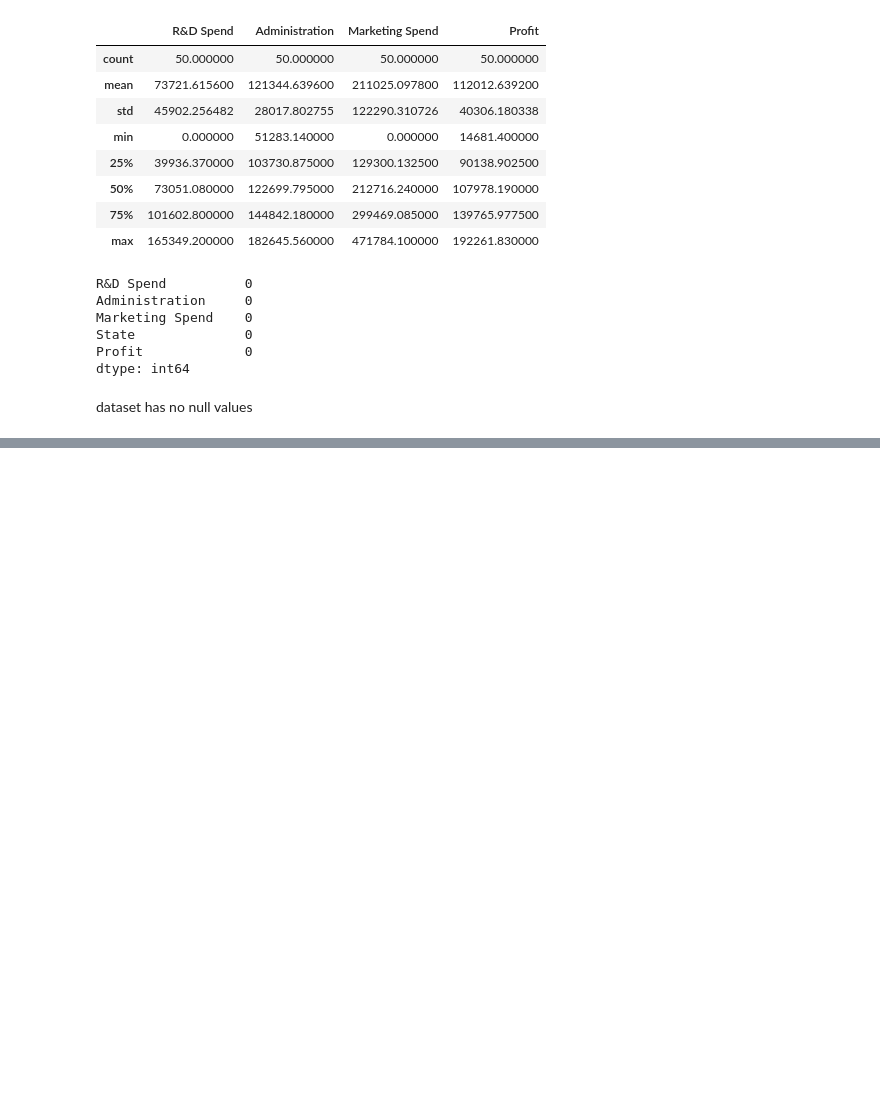
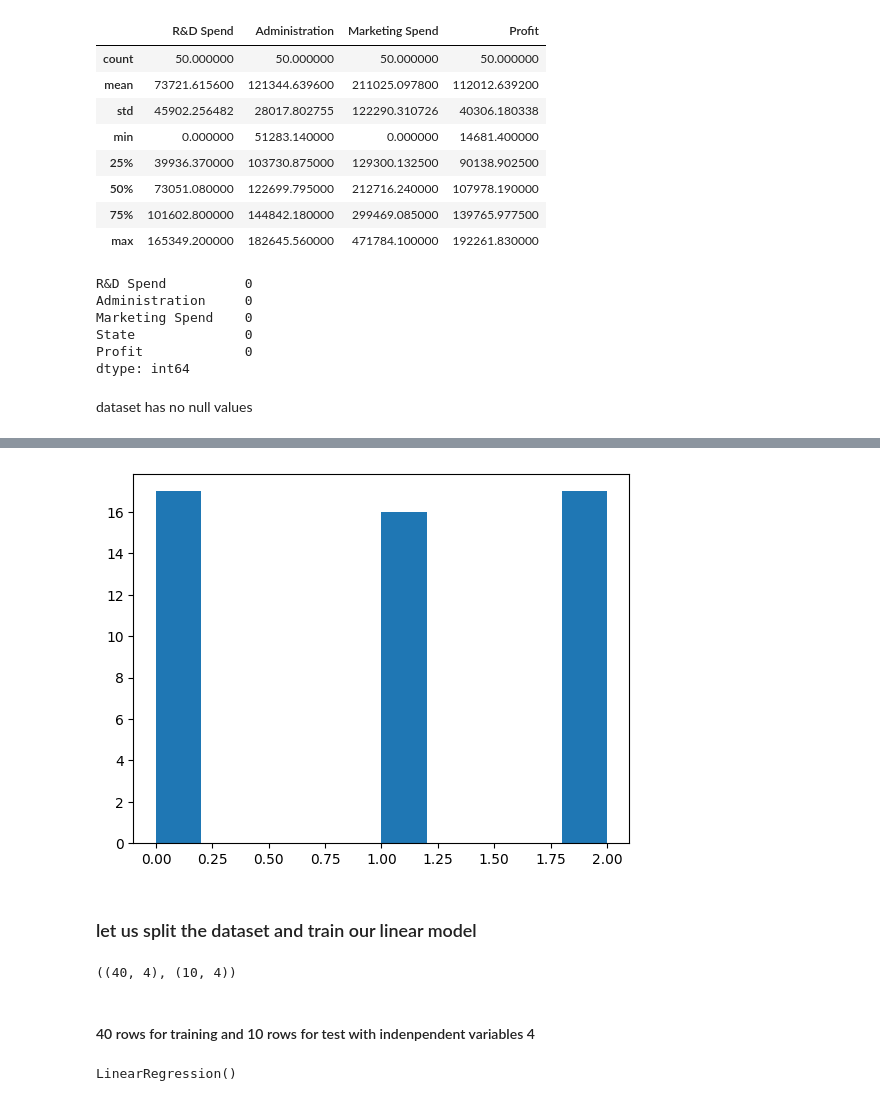
Before and after one commit to Shivam-Shane/Learnerhub, a Jupyter notebook: IPYTHON/Assignment 4.questio 3.ipynb, the cells around one changed output, grey strips where cells are left out. Saved outputs shown, nothing was run; the diff lists cells and outputs as text; code cells hidden in the pictures; blank space fills up the shorter version.

```diff
--- a/IPYTHON/Assignment 4.questio 3.ipynb
+++ b/IPYTHON/Assignment 4.questio 3.ipynb
@@ -92,0 +125,3 @@ dataset has no null values
+# %%
+from sklearn.preprocessing import LabelEncoder
+lr=LabelEncoder()
@@ -92,0 +141,2 @@ dataset has no null values
+# %%
+enco=lr.fit_transform(data['State'])### transforming the dataset
@@ -92,0 +149,2 @@ dataset has no null values
+# %%
+data['State']=pd.DataFrame(enco)### addding the encoded values back to our dataset
@@ -92,0 +160,7 @@ dataset has no null values
+# %%
+mp.hist(data['State'])
+mp.show()
+# %% [output]
+[figure, added]
+# %% [markdown]
+### let us split the dataset and train our linear model
@@ -92,0 +174,13 @@ dataset has no null values
+# %%
+xtrain,xtest,ytrain,ytest=train_test_split(x,y,test_size=0.20,random_state=40)
+
+xtrain.shape,xtest.shape
+# %% [output]
+((40, 4), (10, 4))
+# %% [markdown]
+#### 40 rows for training and 10 rows for test with indenpendent variables 4
+# %%
+model=LinearRegression()
+model.fit(xtrain,ytrain)
+# %% [output]
+LinearRegression()
```
Also changed, not shown: parts of 30 cells of this notebook.
